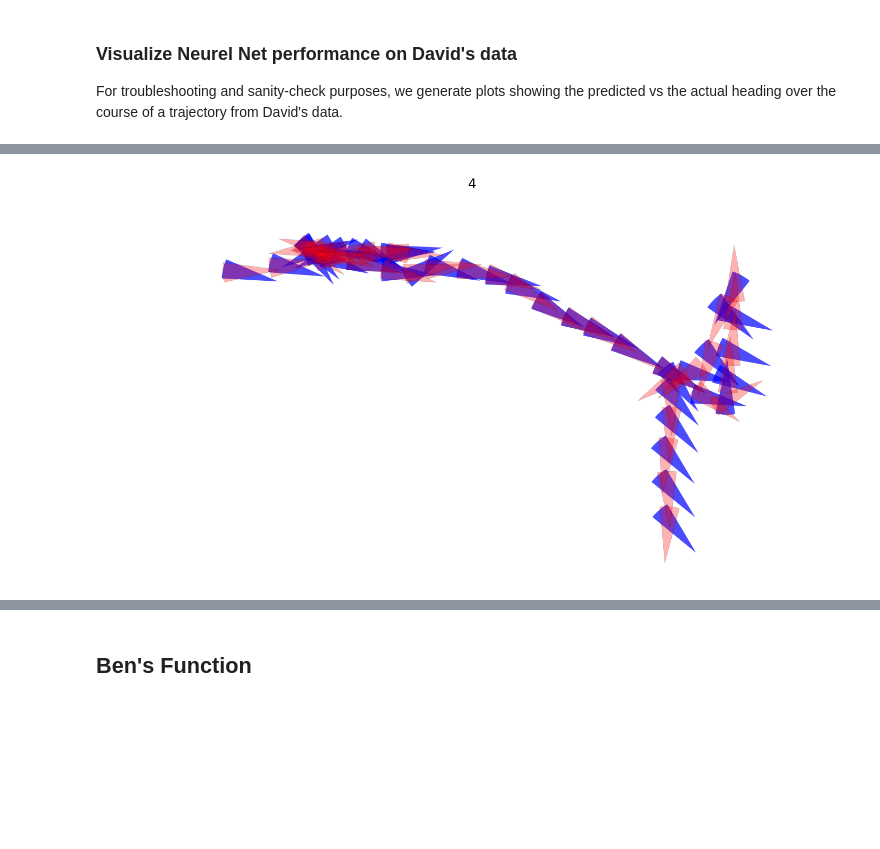
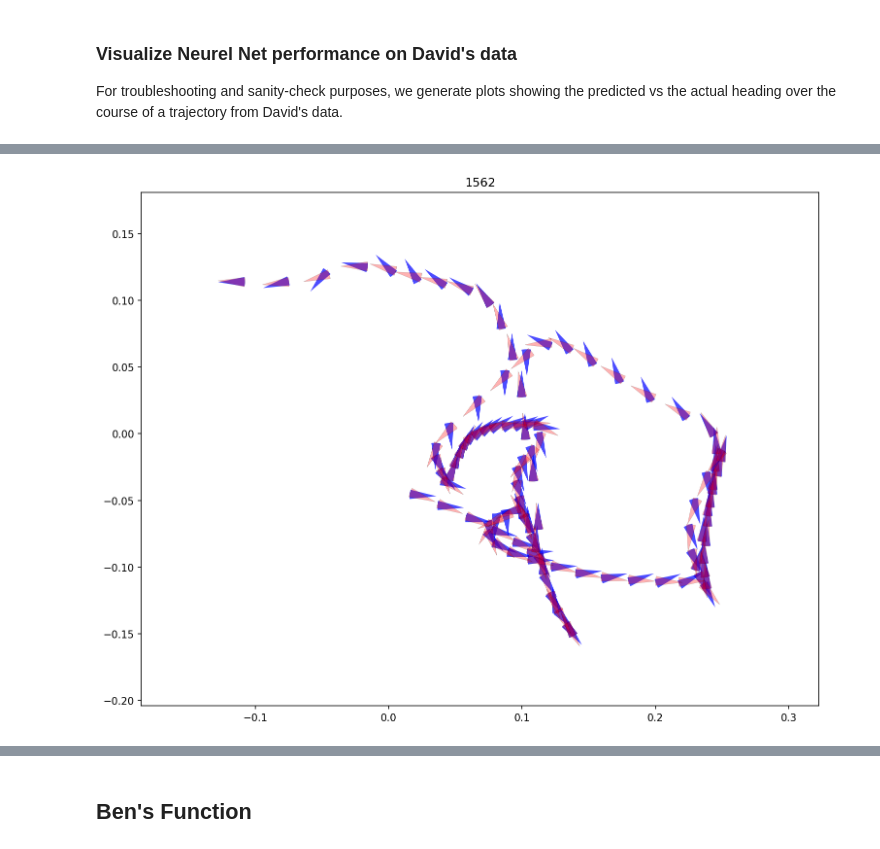
Before and after one commit to nehalsinghmangat/drosophila_body_orientation_predictor, a Jupyter notebook: Notebooks/drosophila_body_orientation_predictor.ipynb, the cells around one changed output, grey strips where cells are left out. Cells and saved outputs as stored; diff of their text form; code cells hidden in the pictures; blank space fills up the shorter version.

Commit message:
A working notebook that produces a satisfactory predictor
This is a safety commit, taken before I clean up the notebook, just in case
the cleaning process breaks anything.

```diff
--- a/Notebooks/drosophila_body_orientation_predictor.ipynb
+++ b/Notebooks/drosophila_body_orientation_predictor.ipynb
@@ -510,7 +897,7 @@ import warnings
 warnings.filterwarnings('ignore')
 import pandas as pd
 import numpy as np
-all_fly_data = pd.read_csv('../ExperimentalData/all_wind_heading_and_trajectories_augmented_corrected_filtered.csv') # import all fly data
+all_fly_data = pd.read_csv('../ExperimentalData/all_wind_heading_and_trajectories_augmented_corrected_filtered_smoothed.csv') # import all fly data
 all_fly_data['heading_angle_x'] = np.cos(all_fly_data['heading_angle']) # augment df with neurel network output parameters (in this case, to avoid circular-fitting issues)
 all_fly_data['heading_angle_y'] = np.sin(all_fly_data['heading_angle'])
 all_fly_data.to_csv('../ExperimentalData/all_wind_heading_and_trajectories_augmented_corrected_filtered_headx_heady.csv', index=False)
@@ -822,7 +1192,7 @@ best_estimator = load_model('model.keras')
 blue_cmap = mcolors.LinearSegmentedColormap.from_list('blue_cmap', ['blue', 'blue'])
 red_cmap = mcolors.LinearSegmentedColormap.from_list('red_cmap', ['red', 'red'])
 def plot_trajectory_with_predicted_heading(trajectory: pd.DataFrame, axis: plt.Axes, n_input: int,best_estimator,nskip: int=0,arrow_size=None,include_id=False,plt_show=False,David_data=False,**kwargs):
-    def predict_heading_from_fly_trajectory(df: pd.DataFrame, n_input, augment_with_time_delay_embedding: callable, estimator: callable, **kwargs):
+    def predict_heading_from_fly_trajectory(df: pd.DataFrame, n_input, augment_with_time_delay_embedding: callable, estimator: callable, David_data=David_data, **kwargs):
         augmented_df = augment_with_time_delay_embedding([df],**kwargs)
         augmented_df = augmented_df.iloc[:, 0:n_input]
         heading_components= estimator.predict(augmented_df)
@@ -836,8 +1206,10 @@ def plot_trajectory_with_predicted_heading(trajectory: pd.DataFrame, axis: plt.A
         prepend_values = np.array([first_value] * number_of_beginning_time_steps_deleted)
 
         # Step 3: Concatenate the new array with the original array
-        new_arr = np.concatenate([prepend_values, heading_angle_predicted])
-        return new_arr
+        heading_angle_predicted_arr = np.concatenate([prepend_values, heading_angle_predicted])
+        if David_data:
+            heading_angle_predicted_arr = heading_angle_predicted_arr
+        return heading_angle_predicted_arr
 
     def plot_trajectory(xpos, ypos, phi, color, ax=None, size_radius=None, nskip=0,
                 colormap='bone_r', colornorm=None, edgecolor='none', reverse=False,alpha=0.7):
@@ -899,10 +1271,8 @@ def plot_trajectory_with_predicted_heading(trajectory: pd.DataFrame, axis: plt.A
 
         if include_id:
             ax.set_title(trajectory['trajec_objid'].iloc[0])
-    heading_angle_predicted = predict_heading_from_fly_trajectory(trajectory,n_input,augment_with_time_delay_embedding,best_estimator,**kwargs)
+    heading_angle_predicted = predict_heading_from_fly_trajectory(trajectory,n_input,augment_with_time_delay_embedding,best_estimator,David_data=David_data,**kwargs)
 
-    if David_data is True:
-        heading_angle_predicted = heading_angle_predicted + np.pi
     # Plot the predicted heading trajectory first so that it is under the actual trajectory
     plot_trajectory(trajectory.position_x.values,
                     trajectory.position_y.values,
@@ -930,12 +1300,6 @@ def plot_trajectory_with_predicted_heading(trajectory: pd.DataFrame, axis: plt.A
                     edgecolor="black",
                     reverse=False,
                     alpha=0.3)
-
-
-
-    fifi.mpl_functions.adjust_spines(axis, [])
-    if plt_show is True:
-        plt.show()
 # %% [markdown]
 ### Visualize Neural Net performance on all data
 For troubleshooting and sanity-check purposes, we generate plots showing the predicted vs the actual heading over the course of a trajectory
@@ -948,7 +1312,7 @@ sampled_trajectories = random.sample(body_and_trajectory_by_id, 100)
 for trajectory in sampled_trajectories:
     trajec_objid = trajectory["trajec_objid"].iloc[0]
     fig, ax = plt.subplots(figsize=(12, 12), dpi=150)
-    plot_trajectory_with_predicted_heading(trajectory,ax,n_input,best_estimator,include_id=True,nskip=4,**time_augmentation_kwargs)
+    plot_trajectory_with_predicted_heading(trajectory,ax,n_input,best_estimator,include_id=True,nskip=4,David_data=False,**time_augmentation_kwargs)
 
     # Save the figure as an SVG file
     svg_filename = f'../FigurePlots/neurel_net_floris_data_svg/{trajec_objid}.svg'
@@ -1084,12 +1510,14 @@ David_fly_data.to_csv((f'../ExperimentalData/david_data_augmented.csv'))
 David_fly_data = pd.read_csv(f'../ExperimentalData/david_data_augmented.csv')
 body_and_trajectory_by_id = [group for _, group in David_fly_data.groupby('trajec_objid')]
 # %%
+import random
+import gc
 sampled_trajectories = random.sample(body_and_trajectory_by_id, 100)
 # Loop through each trajectory and create/save figures
-for trajectory in sampled_trajectories:
+for trajectory in body_and_trajectory_by_id:
     trajec_objid = trajectory["trajec_objid"].iloc[0]
     fig, ax = plt.subplots(figsize=(12, 12), dpi=150)
-    plot_trajectory_with_predicted_heading(trajectory,ax,n_input,best_estimator,include_id=True,nskip=4,David_data=True,**time_augmentation_kwargs)
+    plot_trajectory_with_predicted_heading(trajectory,ax,n_input,best_estimator,include_id=True,nskip=1,smooth=True,**time_augmentation_kwargs)
 
     # Save the figure as an SVG file
     svg_filename = f'../FigurePlots/neurel_net_david_data_svg/{trajec_objid}.svg'
@@ -1117,5 +1641,5 @@ for trajectory in sampled_trajectories:
 # %%
-test_trajec = David_fly_data.loc[David_fly_data["trajec_objid"]==4]
+test_trajec_David = David_fly_data.loc[David_fly_data["trajec_objid"]==1562]
 fig, ax = plt.subplots(figsize=(12, 12), dpi=150)
-plot_trajectory_with_predicted_heading(test_trajec,ax,n_input,best_estimator,include_id=True,nskip=4,David_data=True,**time_augmentation_kwargs)
+plot_trajectory_with_predicted_heading(test_trajec_David,ax,n_input,best_estimator,include_id=True,nskip=4,smooth=True,**time_augmentation_kwargs)
 # %% [output]
@@ -1123 +1646 @@ plot_trajectory_with_predicted_heading(test_trajec,ax,n_input,best_estimator,inc
-[figure, old version]
+[figure, new version]
```
Also changed, not shown: parts of 69 cells of this notebook, 1 other file.
